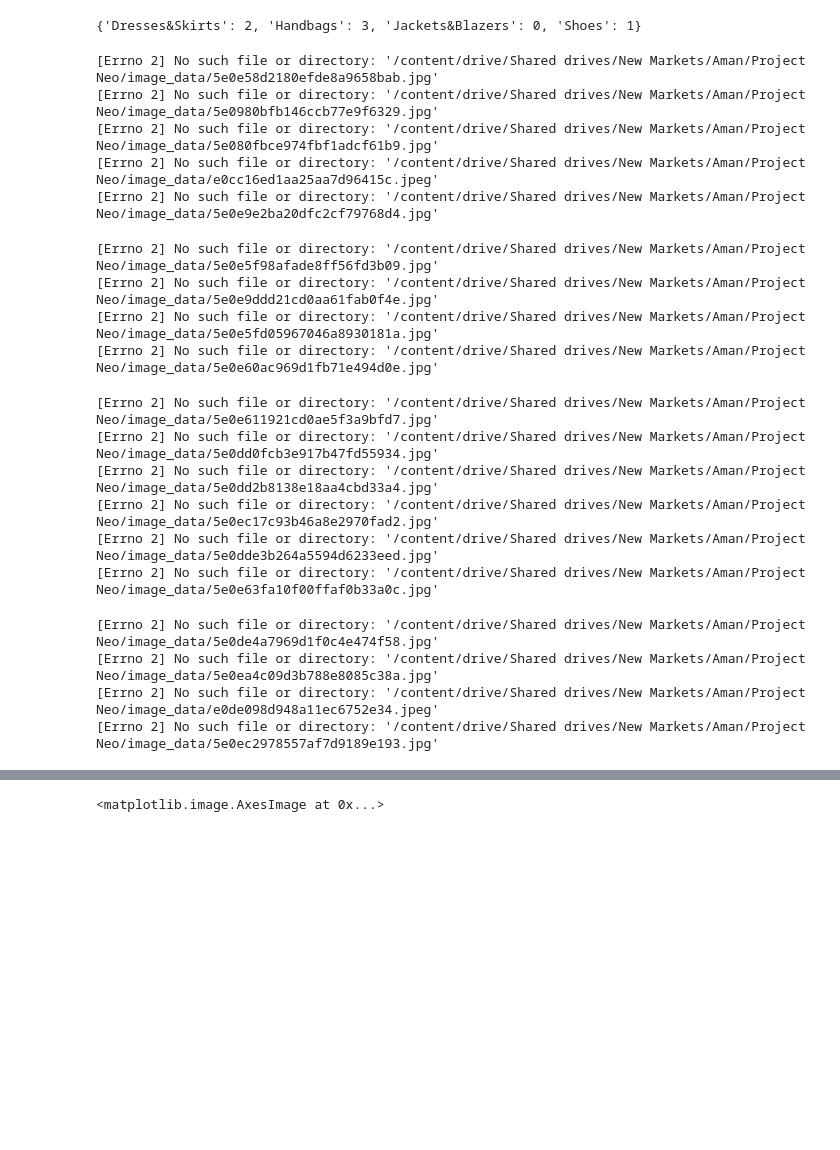
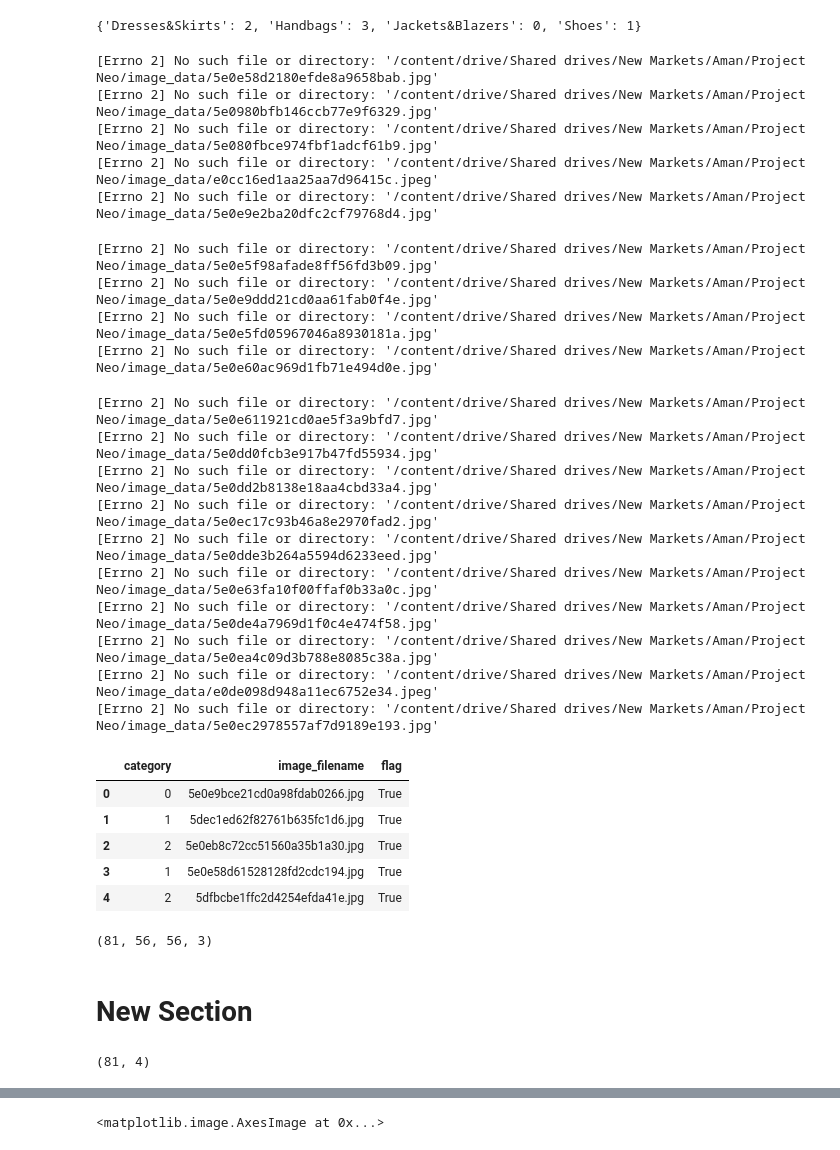
Before and after one commit to amanmathur19/image-classification, a Jupyter notebook: catergory_classification_small.ipynb, the cells around one changed output, grey strips where cells are left out. Drawn from its saved outputs; the diff is of its cells as text; code cells hidden in the pictures; blank space fills up the shorter version.

```diff
--- a/catergory_classification_small.ipynb
+++ b/catergory_classification_small.ipynb
@@ -63,6 +63,8 @@ for i in tqdm(range(train.shape[0])):
       img = image.load_img('/content/drive/Shared drives/New Markets/Aman/Project Neo/image_data/'+train['image_filename'][i], target_size=(56,56,3), grayscale=False)
     except Exception as e:
       print(e)
+      continue
+
     img = image.img_to_array(img)
     img = img/255
     train_image.append(img)
@@ -83,8 +85,28 @@ X = np.array(train_image)
 [Errno 2] No such file or directory: '/content/drive/Shared drives/New Markets/Aman/Project Neo/image_data/5e0ec17c93b46a8e2970fad2.jpg'
 [Errno 2] No such file or directory: '/content/drive/Shared drives/New Markets/Aman/Project Neo/image_data/5e0dde3b264a5594d6233eed.jpg'
 [Errno 2] No such file or directory: '/content/drive/Shared drives/New Markets/Aman/Project Neo/image_data/5e0e63fa10f00ffaf0b33a0c.jpg'
+[Errno 2] No such file or directory: '/content/drive/Shared drives/New Markets/Aman/Project Neo/image_data/5e0de4a7969d1f0c4e474f58.jpg'
+[Errno 2] No such file or directory: '/content/drive/Shared drives/New Markets/Aman/Project Neo/image_data/5e0ea4c09d3b788e8085c38a.jpg'
+[Errno 2] No such file or directory: '/content/drive/Shared drives/New Markets/Aman/Project Neo/image_data/e0de098d948a11ec6752e34.jpeg'
+[Errno 2] No such file or directory: '/content/drive/Shared drives/New Markets/Aman/Project Neo/image_data/5e0ec2978557af7d9189e193.jpg'
-[Errno 2] No such file or directory: '/content/drive/Shared drives/New Markets/Aman/Project Neo/image_data/5e0de4a7969d1f0c4e474f58.jpg'
-[Errno 2] No such file or directory: '/content/drive/Shared drives/New Markets/Aman/Project Neo/image_data/5e0ea4c09d3b788e8085c38a.jpg'
-[Errno 2] No such file or directory: '/content/drive/Shared drives/New Markets/Aman/Project Neo/image_data/e0de098d948a11ec6752e34.jpeg'
-[Errno 2] No such file or directory: '/content/drive/Shared drives/New Markets/Aman/Project Neo/image_data/5e0ec2978557af7d9189e193.jpg'
+# %%
+import os
+img_list = os.listdir("/content/drive/Shared drives/New Markets/Aman/Project Neo/image_data/")
+len(img_list)
+train['flag'] = train['image_filename'].apply(lambda x: True if x in img_list else False)
+train_cleaned = train[train['flag'] == True]
+train_cleaned.head()
+# %% [output]
+|  | category | image_filename | flag |
+| 0 | 0 | 5e0e9bce21cd0a98fdab0266.jpg | True |
+| 1 | 1 | 5dec1ed62f82761b635fc1d6.jpg | True |
+| 2 | 2 | 5e0eb8c72cc51560a35b1a30.jpg | True |
+| 3 | 1 | 5e0e58d61528128fd2cdc194.jpg | True |
+| 4 | 2 | 5dfbcbe1ffc2d4254efda41e.jpg | True |
+# %%
+X.shape
+# %% [output]
+(81, 56, 56, 3)
+# %% [markdown]
+# New Section
 # %%
@@ -92,4 +114,8 @@ y=train['category'].values
 y = to_categorical(y)
+# %%
+y.shape
+# %% [output]
+(81, 4)
 # %%
 X_train, X_test, y_train, y_test = train_test_split(X, y, random_state=42, test_size=0.2)
 # %%
```
Also changed, not shown: parts of 3 cells of this notebook.
